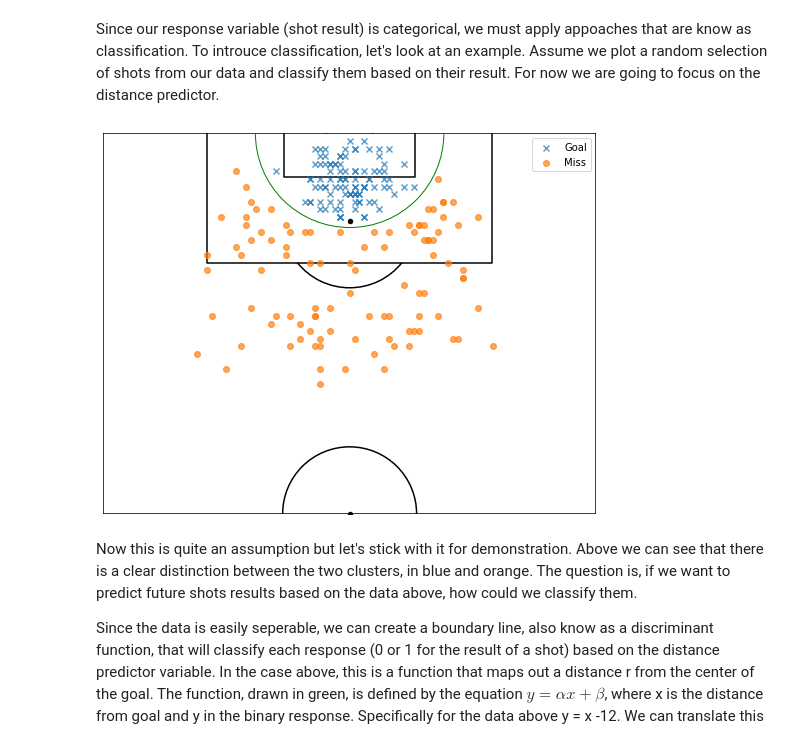
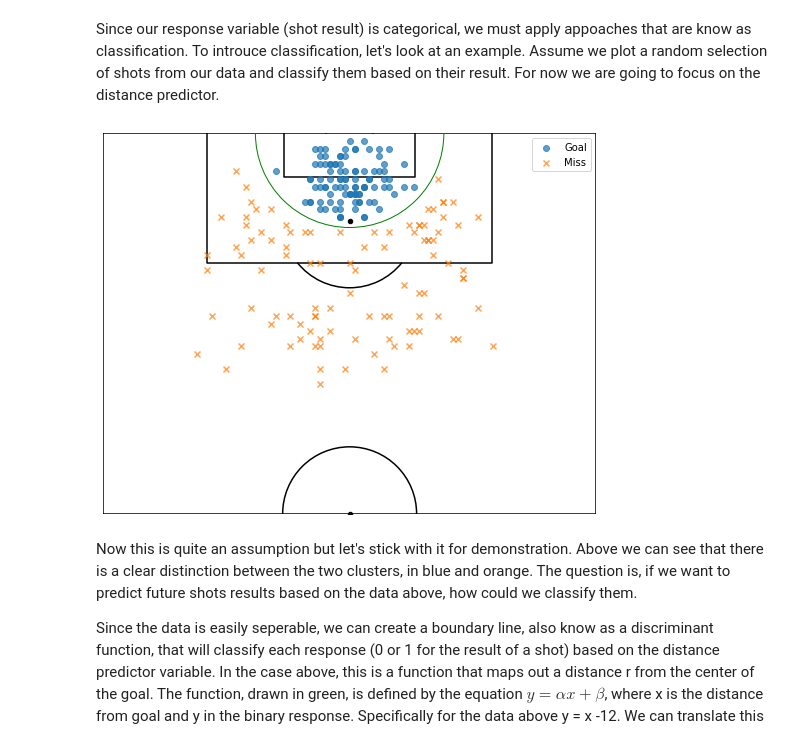
Before and after one commit to iandragulet/xG_Model_Workflow, a Jupyter notebook: xG_model_part2.ipynb, the cells around one changed output. Saved outputs shown, nothing was run; the diff lists cells and outputs as text; code cells hidden in the pictures.

```diff
--- a/xG_model_part2.ipynb
+++ b/xG_model_part2.ipynb
@@ -60,31 +63,31 @@ Since our response variable (shot result) is categorical, we must apply appoache
 # %%
 from PlotPitch import draw_pitch
 idx_goal = np.where((df['Goal']==1) & (df['Distance'] < 12))
 df_HS_goal = df.iloc[idx_goal]
 idx_miss = np.where((df['Goal']==0) & (df['Distance']> 13))
 df_HS_miss = df.iloc[idx_miss]
 
 
 #probabilty of shot resulting in goals based on
 prob=np.array(df['Goal'])
 fig, ax = plt.subplots(figsize=(11, 7))
 draw_pitch(orientation="vertical",
            aspect="half",
            pitch_color='white',
            line_color="black",
            ax=ax)
-goals = plt.scatter(data = df_HS_goal.head(100),x='Y', y='X',alpha=.7,marker='x')
-misses = plt.scatter(data = df_HS_miss.head(100),x='Y', y='X',alpha=.7,marker='o')
+goals = plt.scatter(data = df_HS_goal.head(100),x='Y', y='X',alpha=.7)
+misses = plt.scatter(data = df_HS_miss.head(100),x='Y', y='X',alpha=.7,marker='x')
 ax.set_xlim(0,68)
 plt.legend((goals,misses),('Goal','Miss'))
 ax.set_ylim(52.5,0)
 circle = plt.Circle((34,0),13,fill=False, color = 'Green')
 ax.add_artist(circle)
 plt.axis('off')
 
 plt.show()
 # %% [output]
-[figure, old version]
+[figure, new version]
 # %% [markdown]
 Now this is quite an assumption but let's stick with it for demonstration. Above we can see that there is a clear distinction between the two clusters, in blue and orange. The question is, if we want to predict future shots results based on the data above, how could we classify them.
 
```
Also changed, not shown: parts of 51 cells of this notebook.
